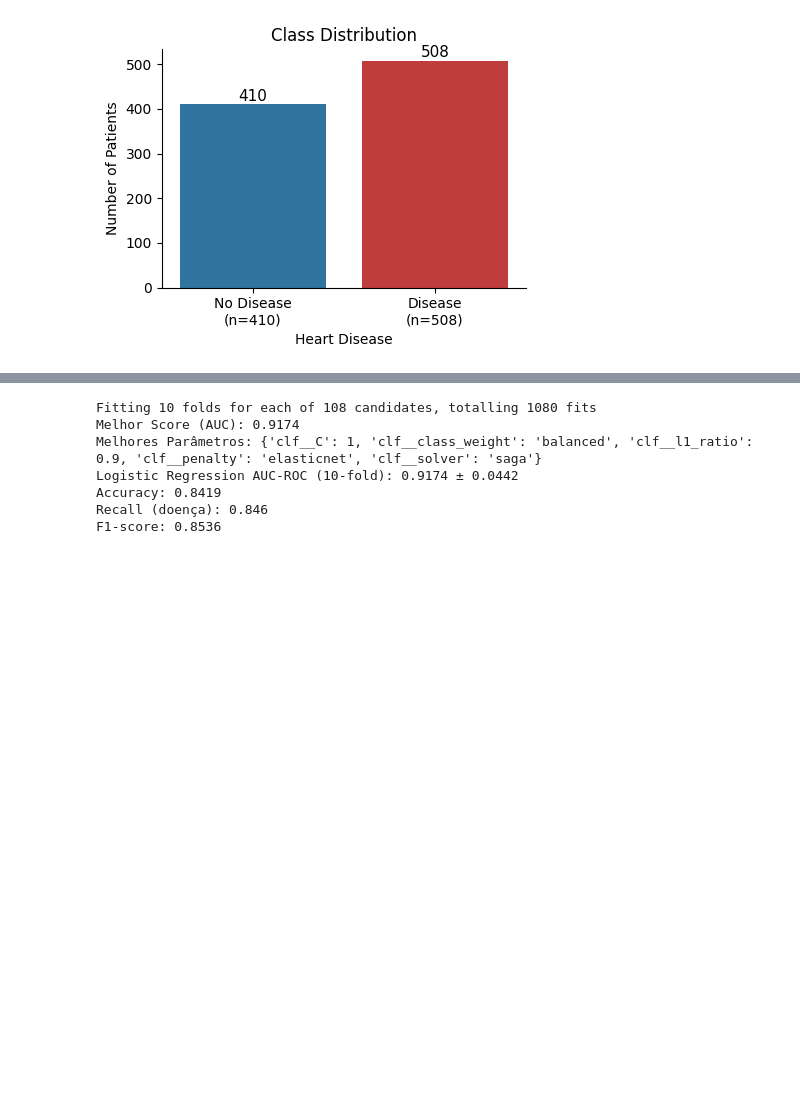
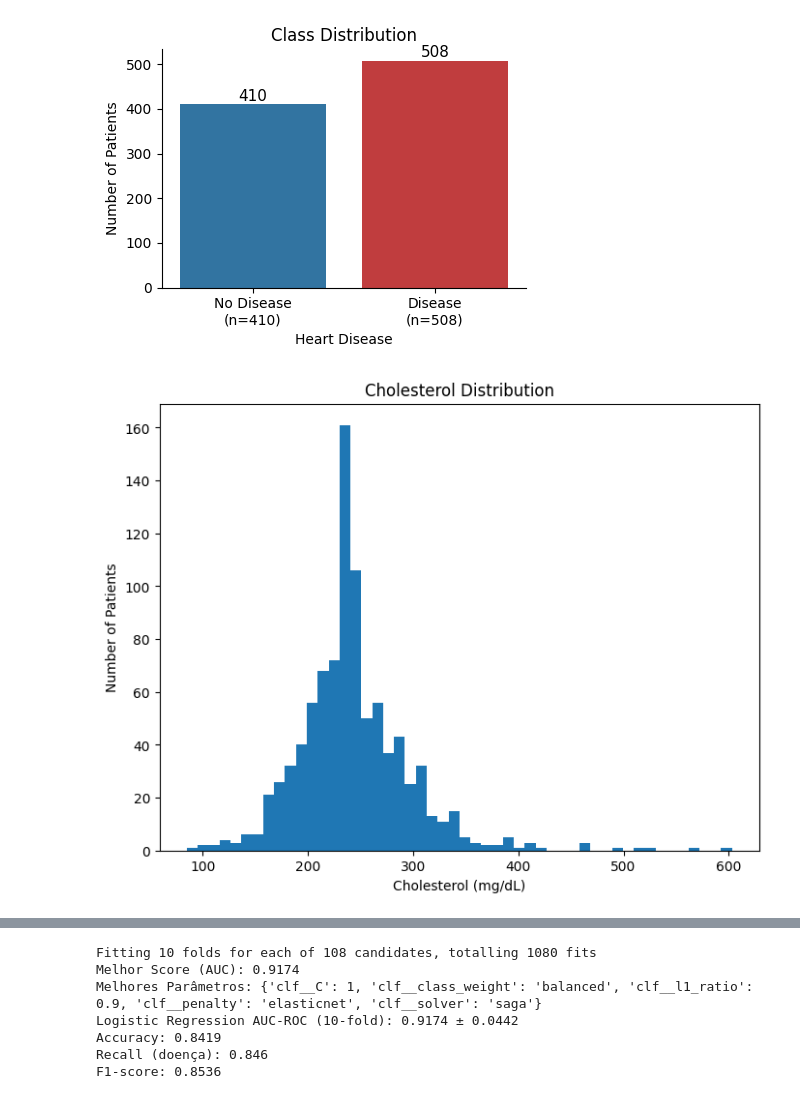
Before and after one commit to malf75/Heart-Failure-ML, a Jupyter notebook: heartdisease.ipynb, the cells around one changed output, grey strips where cells are left out. Drawn from its saved outputs; the diff is of its cells as text; code cells hidden in the pictures; blank space fills up the shorter version.

```diff
--- a/heartdisease.ipynb
+++ b/heartdisease.ipynb
@@ -131,3 +123,13 @@ plt.savefig('class_distribution.png', dpi=300, bbox_inches='tight')
 plt.show()
 # %% [output]
 [figure]
+# %%
+plt.figure(figsize=(8, 6))
+plt.hist(x=df['Cholesterol'], bins=50);
+plt.xlabel('Cholesterol (mg/dL)')
+plt.ylabel('Number of Patients')
+plt.title('Cholesterol Distribution')
+plt.savefig('images/cholesterol_distribution.png', dpi=300, bbox_inches='tight')
+plt.show()
+# %% [output]
+[figure, added]
```
Also changed, not shown: parts of 12 cells of this notebook, 25 other files.
